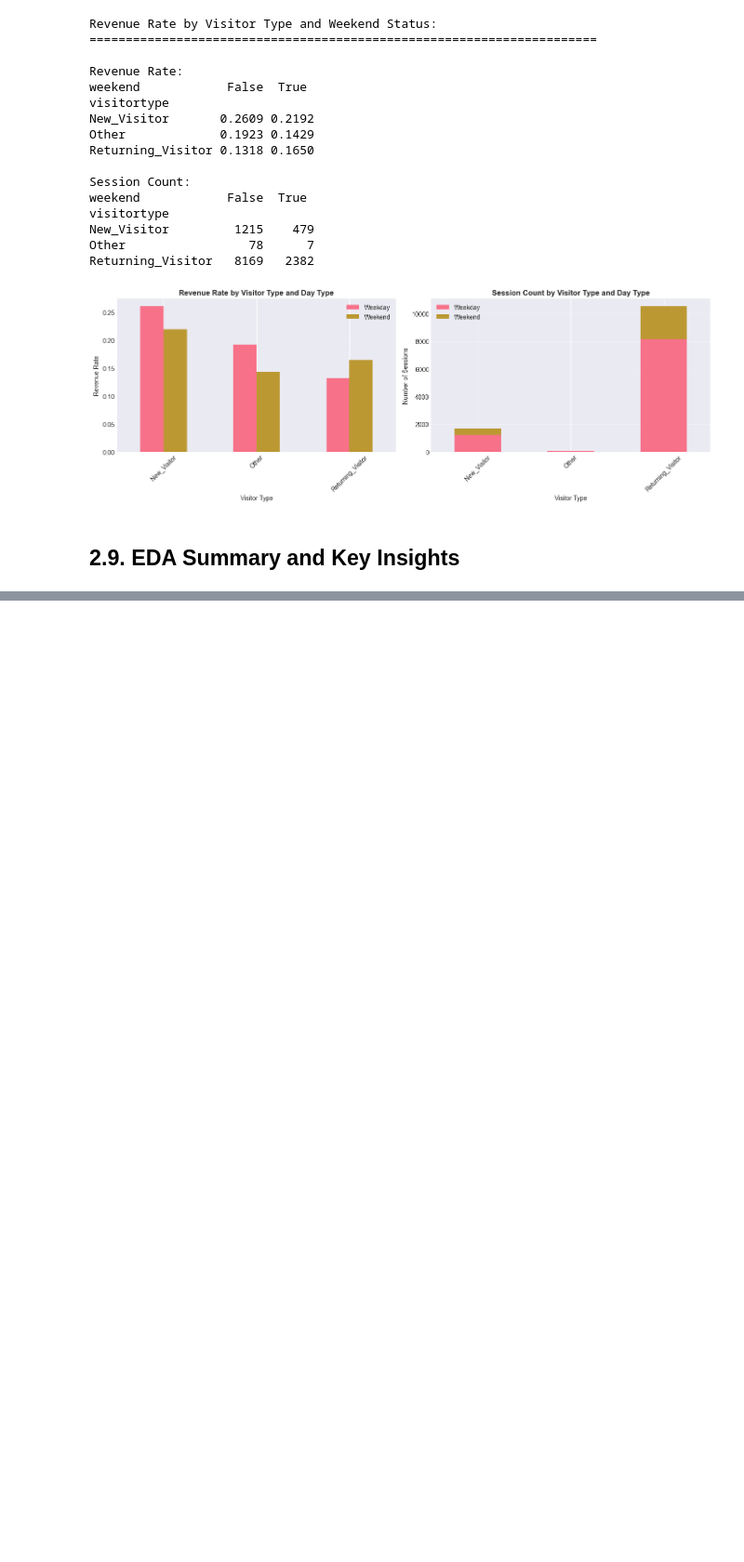
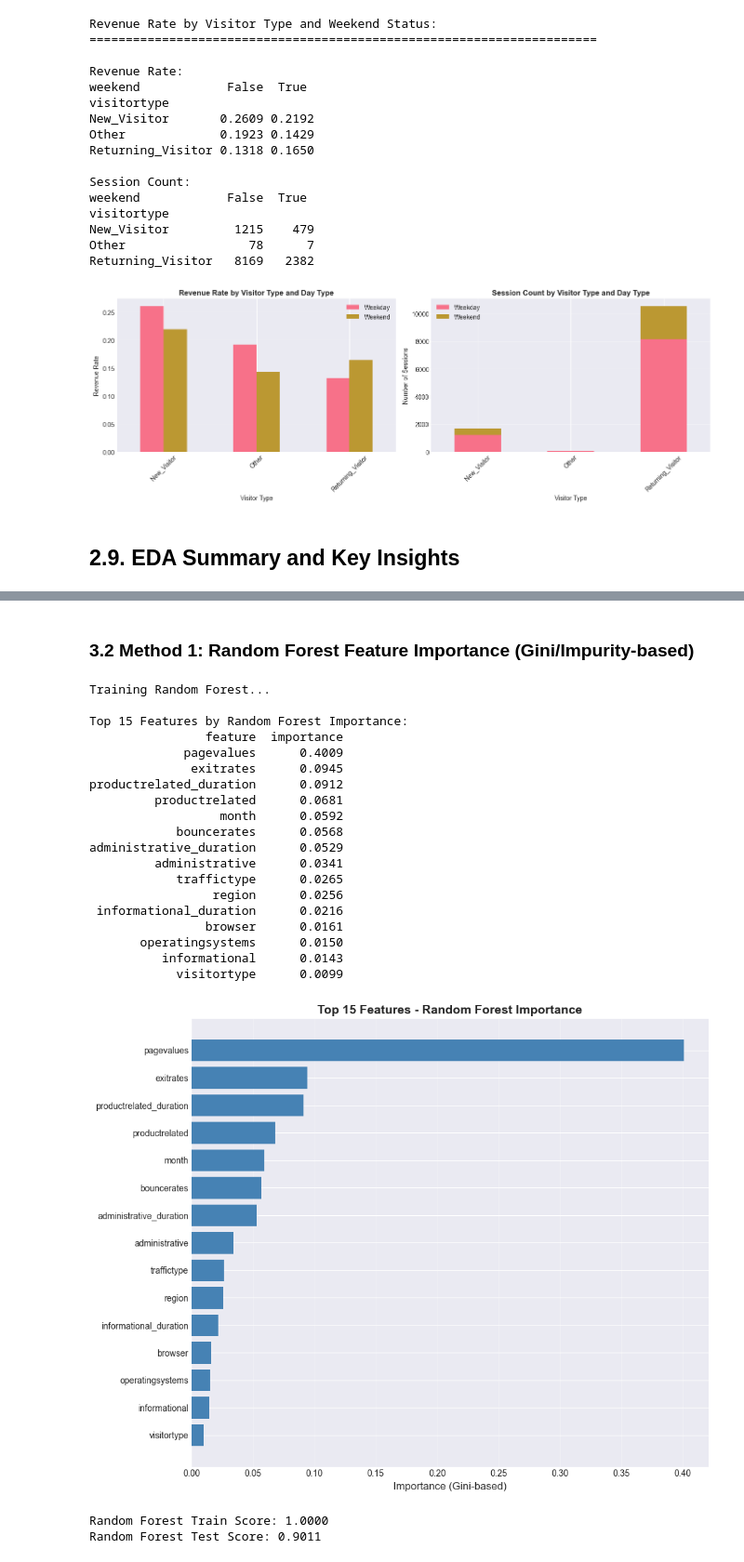
Before and after one commit to dimdimlv/ml_zoomcamp_midterm_project, a Jupyter notebook: notebooks/notebook.ipynb, the cells around one changed output, grey strips where cells are left out. Shown at 93% size. Cells and saved outputs as stored; diff of their text form; code cells hidden in the pictures; blank space fills up the shorter version.

```diff
--- a/notebooks/notebook.ipynb
+++ b/notebooks/notebook.ipynb
@@ -1648,0 +1696,61 @@ Returning_Visitor   8169   2382
+# %% [markdown]
+### 3.2 Method 1: Random Forest Feature Importance (Gini/Impurity-based)
+# %%
+# Train a Random Forest to get feature importances
+rf_model = RandomForestClassifier(
+    n_estimators=100,
+    random_state=42,
+    n_jobs=-1,
+    class_weight='balanced'  # Handle class imbalance
+)
+
+print("Training Random Forest...")
+rf_model.fit(X_train, y_train)
+
+# Get feature importances
+rf_importances = pd.DataFrame({
+    'feature': X_train.columns,
+    'importance': rf_model.feature_importances_
+}).sort_values('importance', ascending=False)
+
+print("\nTop 15 Features by Random Forest Importance:")
+print(rf_importances.head(15).to_string(index=False))
+
+# Visualize
+fig, ax = plt.subplots(figsize=(10, 8))
+top_15_rf = rf_importances.head(15)
+ax.barh(range(len(top_15_rf)), top_15_rf['importance'], color='steelblue')
+ax.set_yticks(range(len(top_15_rf)))
+ax.set_yticklabels(top_15_rf['feature'])
+ax.invert_yaxis()
+ax.set_xlabel('Importance (Gini-based)', fontsize=12)
+ax.set_title('Top 15 Features - Random Forest Importance', fontsize=14, fontweight='bold')
+ax.grid(axis='x', alpha=0.3)
+plt.tight_layout()
+plt.show()
+
+print(f"\nRandom Forest Train Score: {rf_model.score(X_train, y_train):.4f}")
+print(f"Random Forest Test Score: {rf_model.score(X_test, y_test):.4f}")
+# %% [output]
+Training Random Forest...
+
+Top 15 Features by Random Forest Importance:
+                feature  importance
+             pagevalues      0.4009
+              exitrates      0.0945
+productrelated_duration      0.0912
+         productrelated      0.0681
+                  month      0.0592
+            bouncerates      0.0568
+administrative_duration      0.0529
+         administrative      0.0341
+            traffictype      0.0265
+                 region      0.0256
+ informational_duration      0.0216
+                browser      0.0161
+       operatingsystems      0.0150
+          informational      0.0143
+            visitortype      0.0099
+[figure, added]
+Random Forest Train Score: 1.0000
+Random Forest Test Score: 0.9011
```
Also changed, not shown: parts of 16 cells of this notebook.
